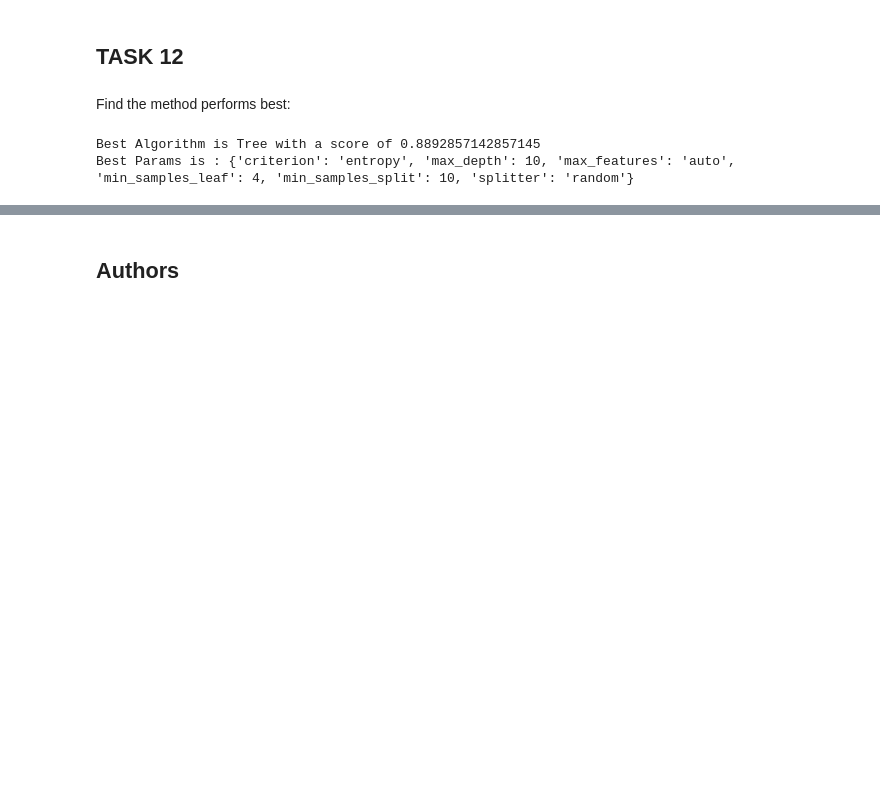
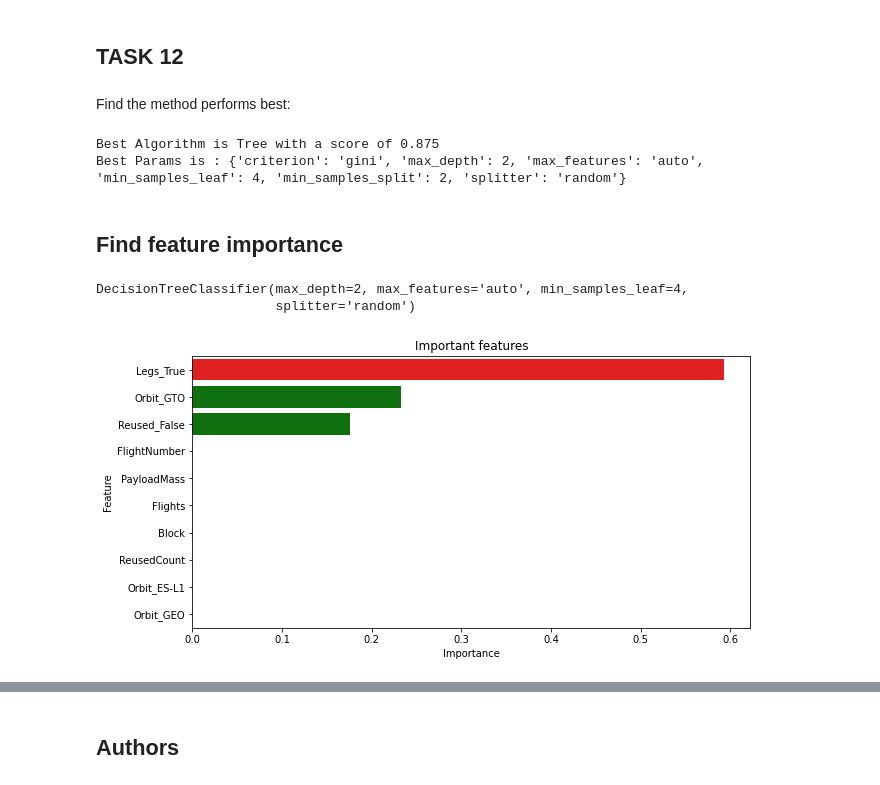
Before and after one commit to AriaZ7/coursera_applied_data_science_capstone, a Jupyter notebook: Machine Learning Prediction.ipynb, the cells around one changed output, grey strips where cells are left out. Drawn from its saved outputs; the diff is of its cells as text; code cells hidden in the pictures; blank space fills up the shorter version.

```diff
--- a/Machine Learning Prediction.ipynb
+++ b/Machine Learning Prediction.ipynb
@@ -332,7 +332,10 @@ plot_confusion_matrix(Y_test,yhat)
 # %% [markdown]
 Find the method performs best:
 # %%
-algorithms = {'KNN':knn_cv.best_score_,'Tree':tree_cv.best_score_,'LogisticRegression':logreg_cv.best_score_}
+algorithms = {'KNN':knn_cv.best_score_,
+              'Tree':tree_cv.best_score_,
+              'LogisticRegression':logreg_cv.best_score_,
+              'SVM':svm_cv.best_score_}
 bestalgorithm = max(algorithms, key=algorithms.get)
 print('Best Algorithm is',bestalgorithm,'with a score of',algorithms[bestalgorithm])
 if bestalgorithm == 'Tree':
@@ -341,6 +344,10 @@ if bestalgorithm == 'KNN':
     print('Best Params is :',knn_cv.best_params_)
 if bestalgorithm == 'LogisticRegression':
     print('Best Params is :',logreg_cv.best_params_)
+if bestalgorithm == 'SVM':
+    print('Best Params is :',svm_cv.best_score_)
 # %% [output]
-Best Algorithm is Tree with a score of 0.8892857142857145
-Best Params is : {'criterion': 'entropy', 'max_depth': 10, 'max_features': 'auto', 'min_samples_leaf': 4, 'min_samples_split': 10, 'splitter': 'random'}
+Best Algorithm is Tree with a score of 0.875
+Best Params is : {'criterion': 'gini', 'max_depth': 2, 'max_features': 'auto', 'min_samples_leaf': 4, 'min_samples_split': 2, 'splitter': 'random'}
+# %% [markdown]
+## Find feature importance
@@ -346,0 +357,22 @@ Best Params is : {'criterion': 'entropy', 'max_depth': 10, 'max_features': 'auto
+# %%
+# define the model
+model = DecisionTreeClassifier(**tree_cv.best_params_)
+# fit the model
+model.fit(X_train,Y_train)
+# %% [output]
+DecisionTreeClassifier(max_depth=2, max_features='auto', min_samples_leaf=4,
+                       splitter='random')
+# %%
+# let's create a dictionary of features and their importance values
+feat_dict= {}
+for col, val in sorted(zip(X_train.columns, model.feature_importances_),key=lambda x:x[1],reverse=True):
+  feat_dict[col]=val
+feat_df = pd.DataFrame({'Feature':feat_dict.keys(),'Importance':feat_dict.values()}).head(10)
+values = feat_df.Importance
+idx = feat_df.Feature
+plt.figure(figsize=(10,5))
+clrs = ['green' if (x < max(values)) else 'red' for x in values ] ## red represents the most important feature
+sns.barplot(y=idx,x=values,palette=clrs).set(title='Important features')
+plt.show()
+# %% [output]
+[figure, added]
```
Also changed, not shown: parts of 4 cells of this notebook.
